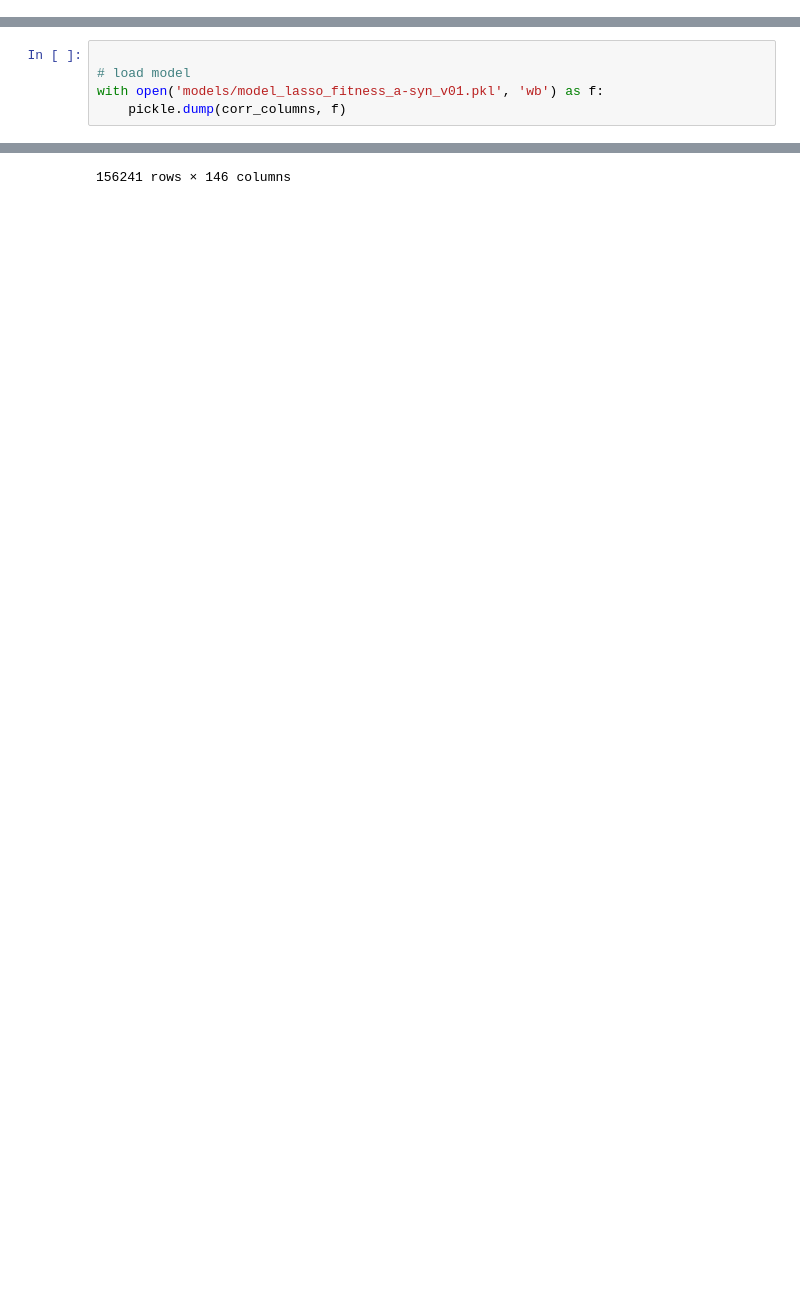
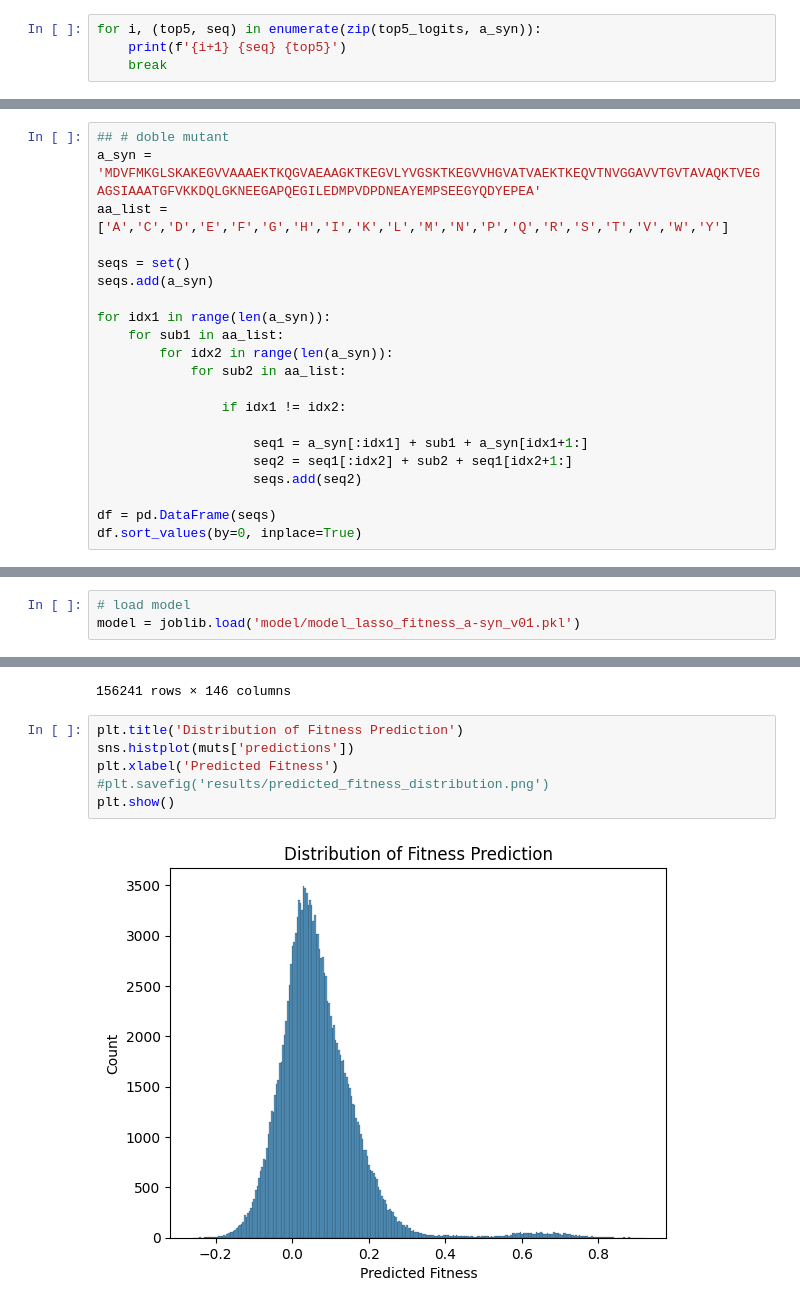
Before and after one commit to ziul-bio/DMS_a-syn, a Jupyter notebook: data_processing.ipynb, the cells around one changed output, grey strips where cells are left out. Drawn from its saved outputs; the diff is of its cells as text; blank space fills up the shorter version.

```diff
--- a/data_processing.ipynb
+++ b/data_processing.ipynb
@@ -460,3 +460,7 @@ top5_logits = list(logits_df.apply(lambda row: row.nlargest(5).index.tolist(), a
 top5_logits[0]
 # %% [output]
 ['M', 'K', 'A', 'V', 'G']
+# %%
+for i, (top5, seq) in enumerate(zip(top5_logits, a_syn)):
+    print(f'{i+1} {seq} {top5}')
+    break
@@ -502,0 +520,21 @@ df
+# %%
+## # doble mutant
+a_syn = 'MDVFMKGLSKAKEGVVAAAEKTKQGVAEAAGKTKEGVLYVGSKTKEGVVHGVATVAEKTKEQVTNVGGAVVTGVTAVAQKTVEGAGSIAAATGFVKKDQLGKNEEGAPQEGILEDMPVDPDNEAYEMPSEEGYQDYEPEA'
+aa_list = ['A','C','D','E','F','G','H','I','K','L','M','N','P','Q','R','S','T','V','W','Y']
+
+seqs = set()
+seqs.add(a_syn)
+
+for idx1 in range(len(a_syn)):
+    for sub1 in aa_list:
+        for idx2 in range(len(a_syn)):
+            for sub2 in aa_list:
+
+                if idx1 != idx2:
+
+                    seq1 = a_syn[:idx1] + sub1 + a_syn[idx1+1:]
+                    seq2 = seq1[:idx2] + sub2 + seq1[idx2+1:]
+                    seqs.add(seq2)
+
+df = pd.DataFrame(seqs)
+df.sort_values(by=0, inplace=True)
@@ -503,10 +567,8 @@ df
 # %% [markdown]
 # Load embedding from the in silic lybrary
 # %%
-
 # load model
-with open('models/model_lasso_fitness_a-syn_v01.pkl', 'wb') as f:
-    pickle.dump(corr_columns, f)
+model = joblib.load('model/model_lasso_fitness_a-syn_v01.pkl')
 # %%
 meta_data_dict = {}
 for rec in SeqIO.parse('data/a_syn_top5_logs_variants_2mut.fasta', 'fasta'):
@@ -608,3 +670,11 @@ muts
 | 156239 | 2mut_156239 | MDVFMKGLSKAKEGVVAAAEKTKQGVAEAAGYT... | 0.134552 | -------------------------------Y-... |  | - | - | - | - | ... |
 | 156240 | 2mut_156240 | KDVFMKGLSKAKEGVVAAAEKTKQGVAEAAGKT... | 0.488499 | K--------------------------------... |  | K | - | - | - | ... |
 156241 rows × 146 columns
+# %%
+plt.title('Distribution of Fitness Prediction')
+sns.histplot(muts['predictions'])
+plt.xlabel('Predicted Fitness')
+#plt.savefig('results/predicted_fitness_distribution.png')
+plt.show()
+# %% [output]
+[figure, added]
```
Also changed, not shown: parts of 22 cells of this notebook, 1 other file.
